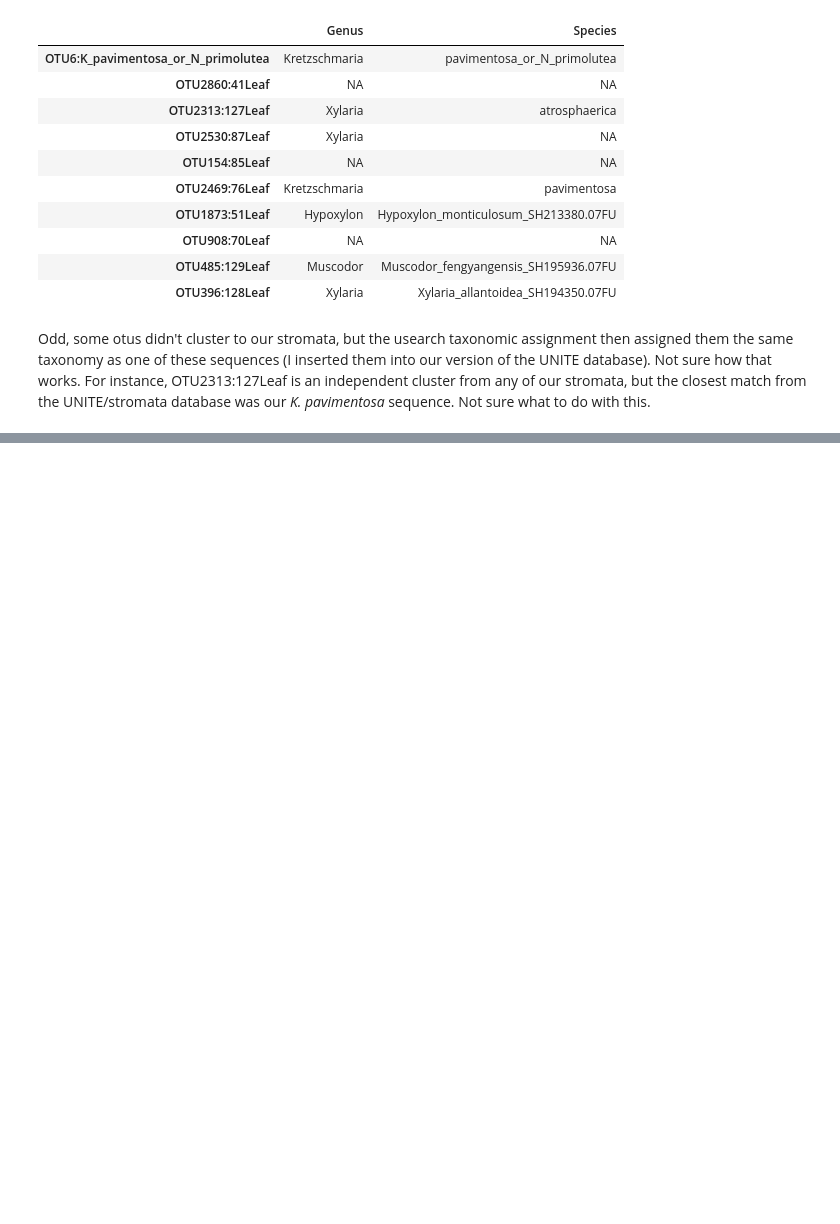
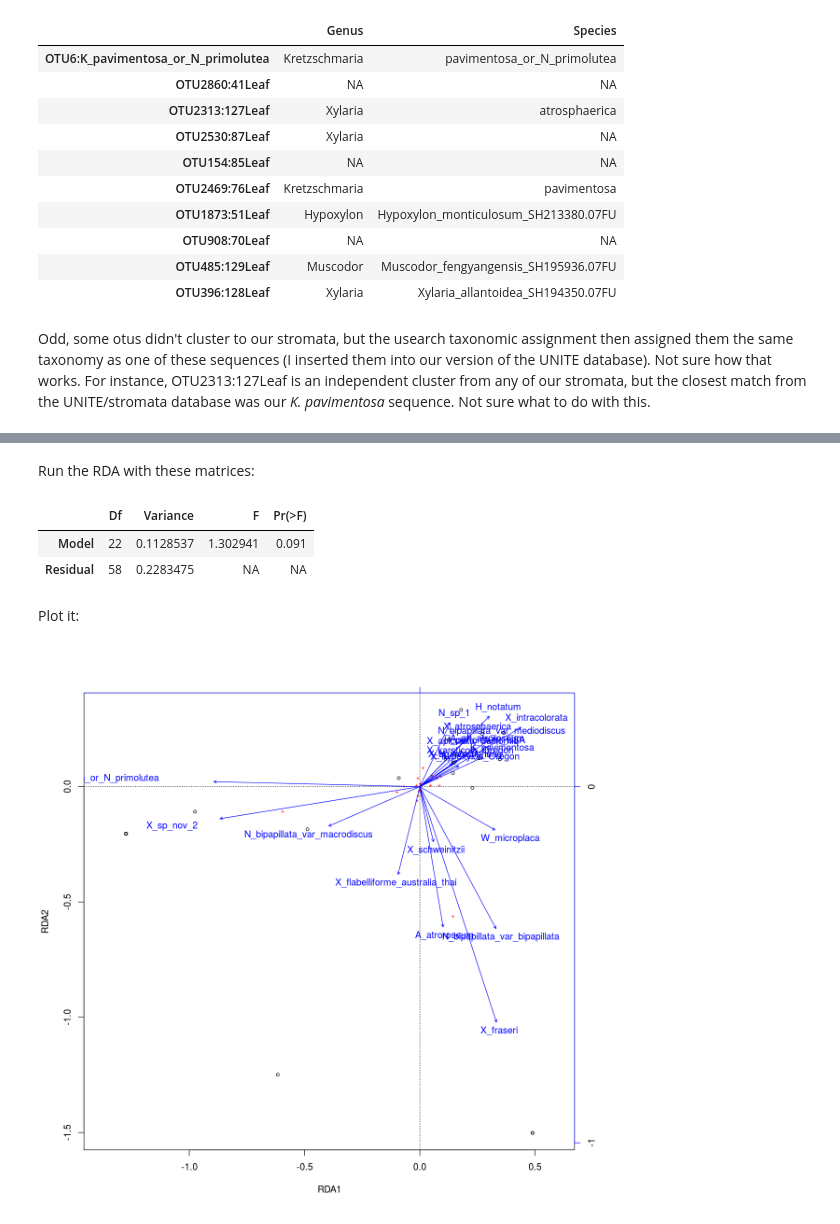
Before and after one commit to danchurch/taiwan_combined, a Jupyter notebook: XylariaLeafWoodStats.ipynb, the cells around one changed output, grey strips where cells are left out. Saved outputs shown, nothing was run; the diff lists cells and outputs as text; code cells hidden in the pictures; blank space fills up the shorter version.

```diff
--- a/XylariaLeafWoodStats.ipynb
+++ b/XylariaLeafWoodStats.ipynb
@@ -658,6 +695,10 @@ Odd, some otus didn't cluster to our stromata, but the usearch taxonomic assignm
 # %%
-stromsamp <- subset_samples(biom95, Library=='S')
-aa <- names(taxa_sums(stromsamp)[taxa_sums(stromsamp) > 0]) ## get names of stromata, but have "otu:" in front
+## leaf
+Xlm2 <- Xleafmat.hel
+aa <- colnames(Xlm2) ## get names of stromata, but have "otu:" in front
 bb <- strsplit(aa, split=':') ## split by colon symbol
 cc <- unlist(bb) ## unroll the list
-dd <- cc[1:length(cc) %% 2 == 0] ## takes the even numbers
+leafnames <- cc[1:length(cc) %% 2 == 0] ## takes the even numbers
+colnames(Xlm2) <- leafnames
+#cbind(colnames(Xlm2), leafnames) ## looks good
+Xlm.strom <- Xlm2[,colnames(Xlm2) %in% colnames(stromata)]
@@ -663,0 +711,15 @@ dd <- cc[1:length(cc) %% 2 == 0] ## takes the even numbers
+# %% [markdown]
+Run the RDA with these matrices:
+# %%
+leaf.stromonly.rda <- rda(stromata.hel, Xlm.strom)
+anova.cca(leaf.stromonly.rda)
+# %% [output]
+|  | Df | Variance | F | Pr(>F) |
+| Model | 22 | 0.1128537 | 1.302941 | 0.091 |
+| Residual | 58 | 0.2283475 | NA | NA |
+# %% [markdown]
+Plot it:
+# %%
+leaf.stromonly.rda.plot <- plot(leaf.stromonly.rda)
+# %% [output]
+[figure, added]
```
Also changed, not shown: parts of 13 cells of this notebook.
